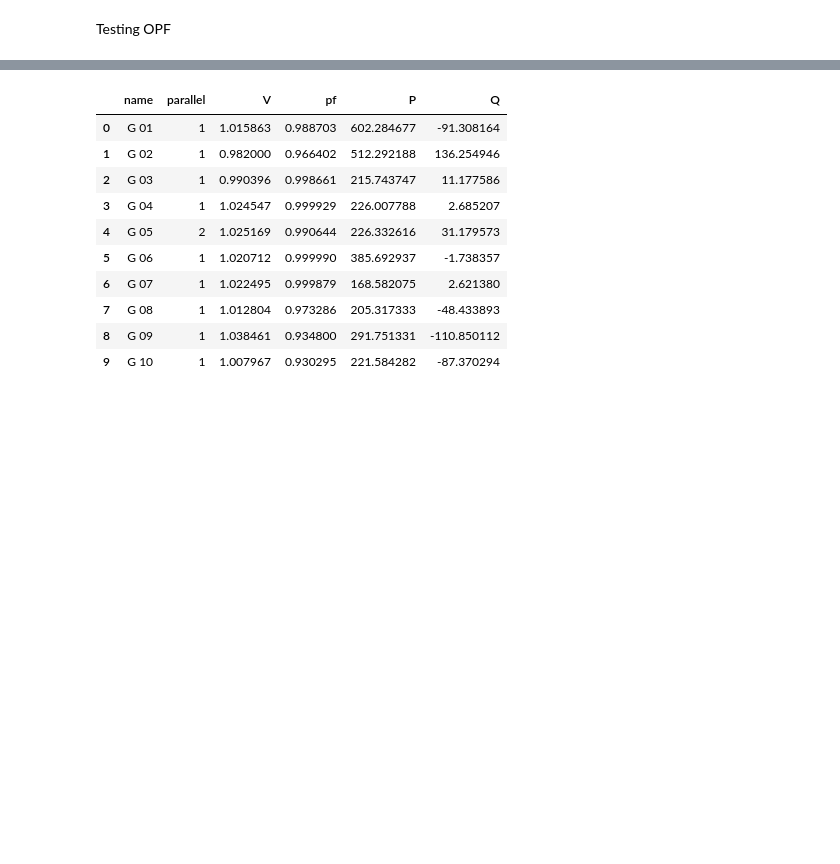
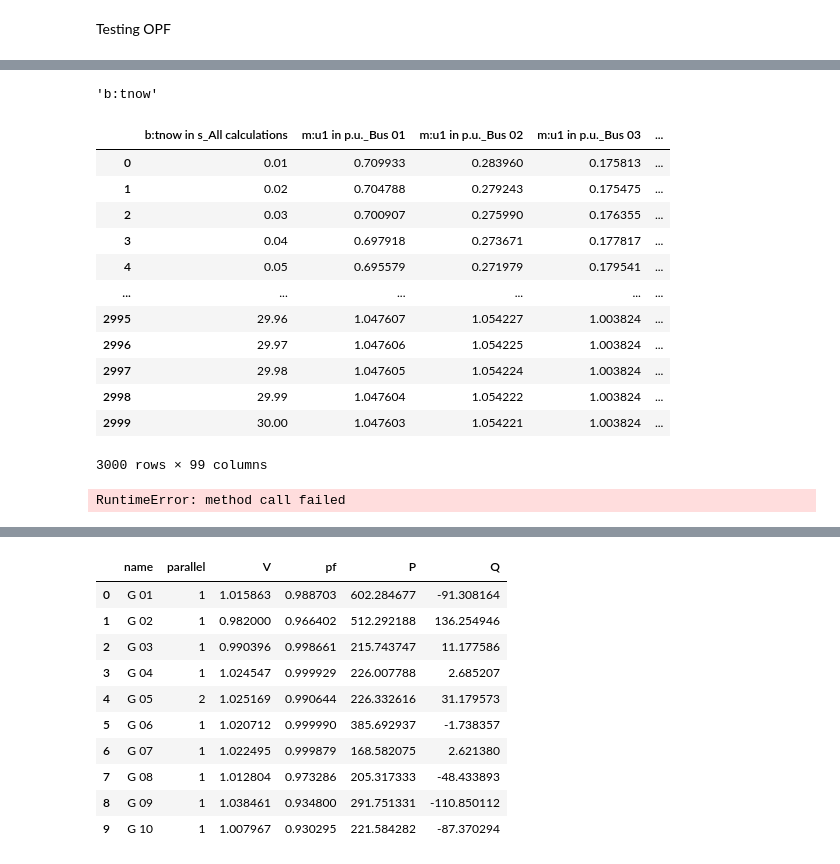
Before and after one commit to izzuddinfa/powerfactory_rms, a Jupyter notebook: main.ipynb, the cells around one changed output, grey strips where cells are left out. Drawn from its saved outputs; the diff is of its cells as text; code cells hidden in the pictures; blank space fills up the shorter version.

```diff
--- a/main.ipynb
+++ b/main.ipynb
@@ -83,0 +77,8 @@ for load_lvl_iter in load_level:
+# %%
+f_loc_iter = f_location[0]
+f_line_iter = f_line[0]
+f_dur_iter = f_duration[0]
+load_lvl_iter = 1
+
+sim.scSetup(f_loc_iter, f_line_iter, f_dur_iter)
+sim.rmsSimulation(MONITORED_VARIABLES, t_start=-100, t_step=10, t_stop=30)
@@ -83,0 +98,64 @@ for load_lvl_iter in load_level:
+# %%
+res = sim.app.GetFromStudyCase('All calculations.ElmRes')
+sim.app.ResLoadData(res)
+res.GetVariable(-1)
+# %% [output]
+'b:tnow'
+# %%
+res = sim.app.GetFromStudyCase('All calculations.ElmRes')
+
+base_dir = 'D:\Fathin\github\powerfactory_rms\output\dataset'
+filename = f'{f_line_iter.loc_name} {f_loc_iter:.0f} percent {f_dur_iter:.2f} s {load_lvl_iter:.2f} load'
+
+elements = list(MONITORED_VARIABLES.keys())
+
+all_var = ['b:tnow']
+all_elm = [res]
+for element in elements:
+    elmObj = sim.app.GetCalcRelevantObjects(element)
+    variables = MONITORED_VARIABLES[element]
+    i = 0
+    for variable in variables:
+        output_dir = VAR_FOLDER[element][i]
+        full_dir = f"{base_dir}\{filename}"
+        all_elm.extend(elmObj)
+        all_var.extend([variable]*len(elmObj))
+        i += 1
+
+
+# Export data
+comRes = sim.app.GetFromStudyCase("ComRes")
+comRes.pResult = res
+comRes.iopt_exp = 6 # to export as csv
+comRes.f_name = f"{full_dir}.csv"
+comRes.iopt_sep = 0 # to use not the system seperator
+comRes.col_Sep = r','
+comRes.dec_Sep = r'.'
+comRes.iopt_honly = 0 # to export data and not only the header
+comRes.iopt_csel = 1 # export only selected variables
+comRes.iopt_locn = 1
+comRes.ciopt_head = 1
+comRes.element = all_elm
+comRes.iopt_tsel = 1
+comRes.to = 30
+comRes.cfrom = 0
+comRes.variable = all_var
+comRes.Execute()
+
+data = pd.read_csv(f"{full_dir}.csv", header=[0, 1])
+data.columns = [f"{col[1]}_{col[0]}" for col in data.columns]
+data
+# %% [output]
+|  | b:tnow in s_All calculations | m:u1 in p.u._Bus 01 | m:u1 in p.u._Bus 02 | m:u1 in p.u._Bus 03 | ... |
+| 0 | 0.01 | 0.709933 | 0.283960 | 0.175813 | ... |
+| 1 | 0.02 | 0.704788 | 0.279243 | 0.175475 | ... |
+| 2 | 0.03 | 0.700907 | 0.275990 | 0.176355 | ... |
+| 3 | 0.04 | 0.697918 | 0.273671 | 0.177817 | ... |
+| 4 | 0.05 | 0.695579 | 0.271979 | 0.179541 | ... |
+| ... | ... | ... | ... | ... | ... |
+| 2995 | 29.96 | 1.047607 | 1.054227 | 1.003824 | ... |
+| 2996 | 29.97 | 1.047606 | 1.054225 | 1.003824 | ... |
+| 2997 | 29.98 | 1.047605 | 1.054224 | 1.003824 | ... |
+| 2998 | 29.99 | 1.047604 | 1.054222 | 1.003824 | ... |
+| 2999 | 30.00 | 1.047603 | 1.054221 | 1.003824 | ... |
+3000 rows × 99 columns
@@ -83,0 +199,4 @@ for load_lvl_iter in load_level:
+# %%
+res.GetVariable(-1)
+# %% [output]
+RuntimeError: method call failed
```
Also changed, not shown: parts of 9 cells of this notebook, 2 other files.
